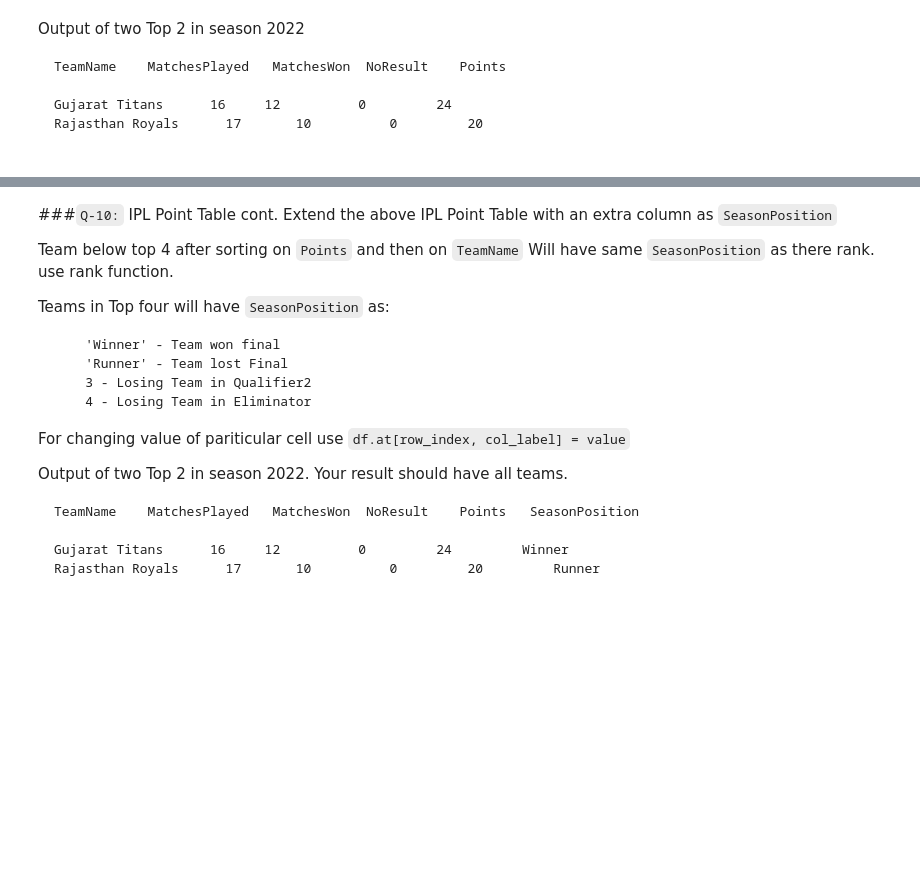
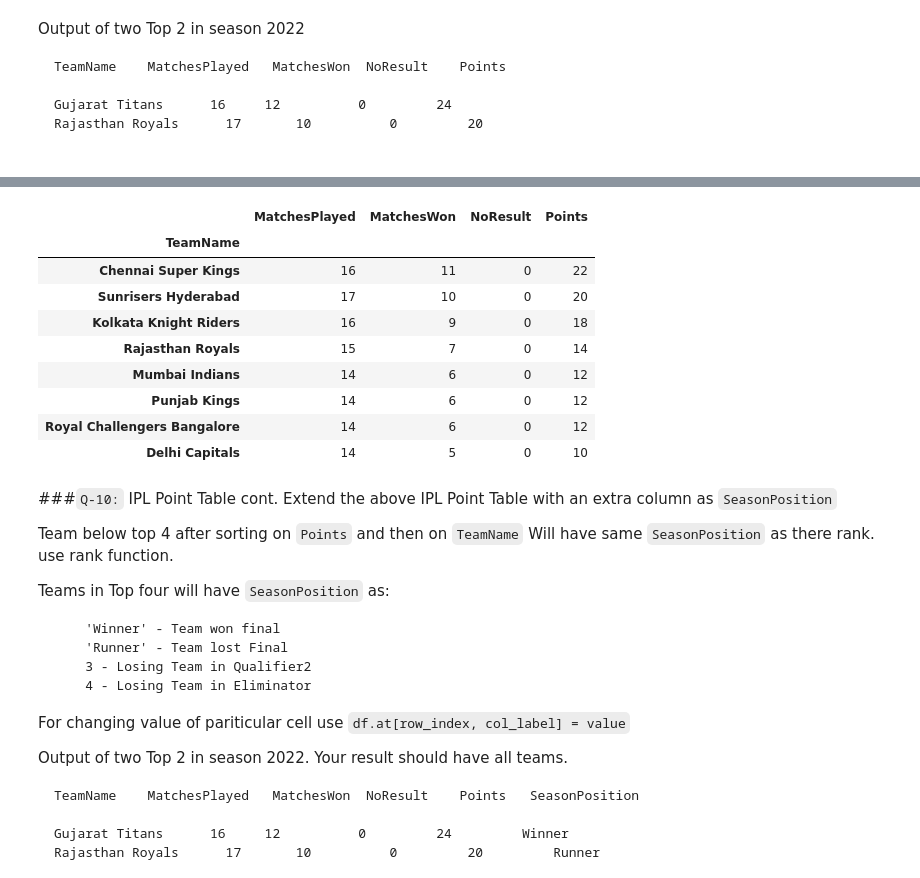
Before and after one commit to rishabhk1501/Data-Analytics-Tasks, a Jupyter notebook: session_18_tasks_soln.ipynb, the cells around one changed output, grey strips where cells are left out. Cells and saved outputs as stored; diff of their text form; code cells hidden in the pictures; blank space fills up the shorter version.

```diff
--- a/session_18_tasks_soln.ipynb
+++ b/session_18_tasks_soln.ipynb
@@ -1013,0 +1032,2 @@ Rajasthan Royals	  17	   10	       0	     20
+# %%
+team_list = season['Team1'].unique()
@@ -1014,3 +1078,55 @@ Rajasthan Royals	  17	   10	       0	     20
+# %%
+def Points_Table(season):
+
+  season_df = ipl[ipl['Season'] == season]
+  team_list = list(season_df['Team1'].unique())
+
+  def matches_played(Team):
+    played = len(season_df[(season_df['Team1'] == Team) | (season_df['Team2'] == Team)])
+    return played
+
+  def matches_won(Team):
+    won = len(season_df[season_df['WinningTeam'] == Team])
+    return won
+
+  def points(Team):
+    nr = len(season_df[(season_df['WonBy'] == 'NoResults') & ((season_df['Team1'] == Team) | (season_df['Team2'] == Team))])
+    point = (matches_won(Team) * 2) + nr
+    return point
+
+  def no_result(Team):
+    nr_total = len(season_df[(season_df['WonBy'] == 'NoResults') & ((season_df['Team1'] == Team) | (season_df['Team2'] == Team))])
+    return nr_total
+
+
+  matches_played_list = [matches_played(i) for i in team_list]
+  matches_won_list = [matches_won(i) for i in team_list]
+  points_list = [points(i) for i in team_list]
+  no_result_list = [no_result(i) for i in team_list]
+
+  value_list = [team_list, matches_played_list, matches_won_list, no_result_list, points_list]
+
+  columns = ['TeamName', 'MatchesPlayed', 'MatchesWon', 'NoResult', 'Points']
+
+  df_dict = dict(zip(columns,value_list))
+
+  df = pd.DataFrame(df_dict)
+  new_df = df.set_index('TeamName')
+
+  return(new_df.sort_values(['Points', 'TeamName'], ascending = [False,True]))
+# %%
+Points_Table('2018')
+# %% [output]
+|  | MatchesPlayed | MatchesWon | NoResult | Points |
+| TeamName |  |  |  |  |
+| Chennai Super Kings | 16 | 11 | 0 | 22 |
+| Sunrisers Hyderabad | 17 | 10 | 0 | 20 |
+| Kolkata Knight Riders | 16 | 9 | 0 | 18 |
+| Rajasthan Royals | 15 | 7 | 0 | 14 |
+| Mumbai Indians | 14 | 6 | 0 | 12 |
+| Punjab Kings | 14 | 6 | 0 | 12 |
+| Royal Challengers Bangalore | 14 | 6 | 0 | 12 |
+| Delhi Capitals | 14 | 5 | 0 | 10 |
 # %%
 # code here
 # %% [markdown]
```
Also changed, not shown: parts of 13 cells of this notebook.
